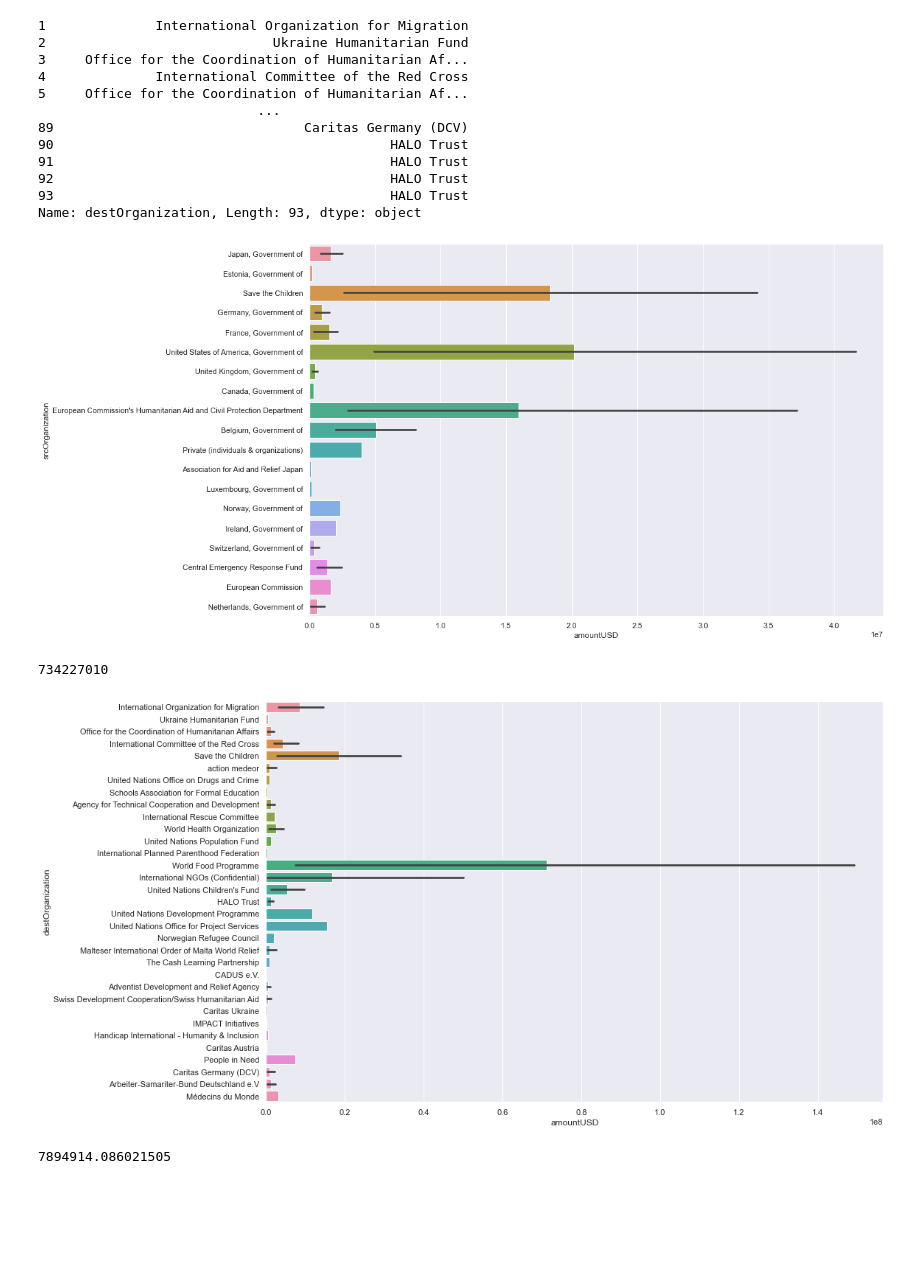
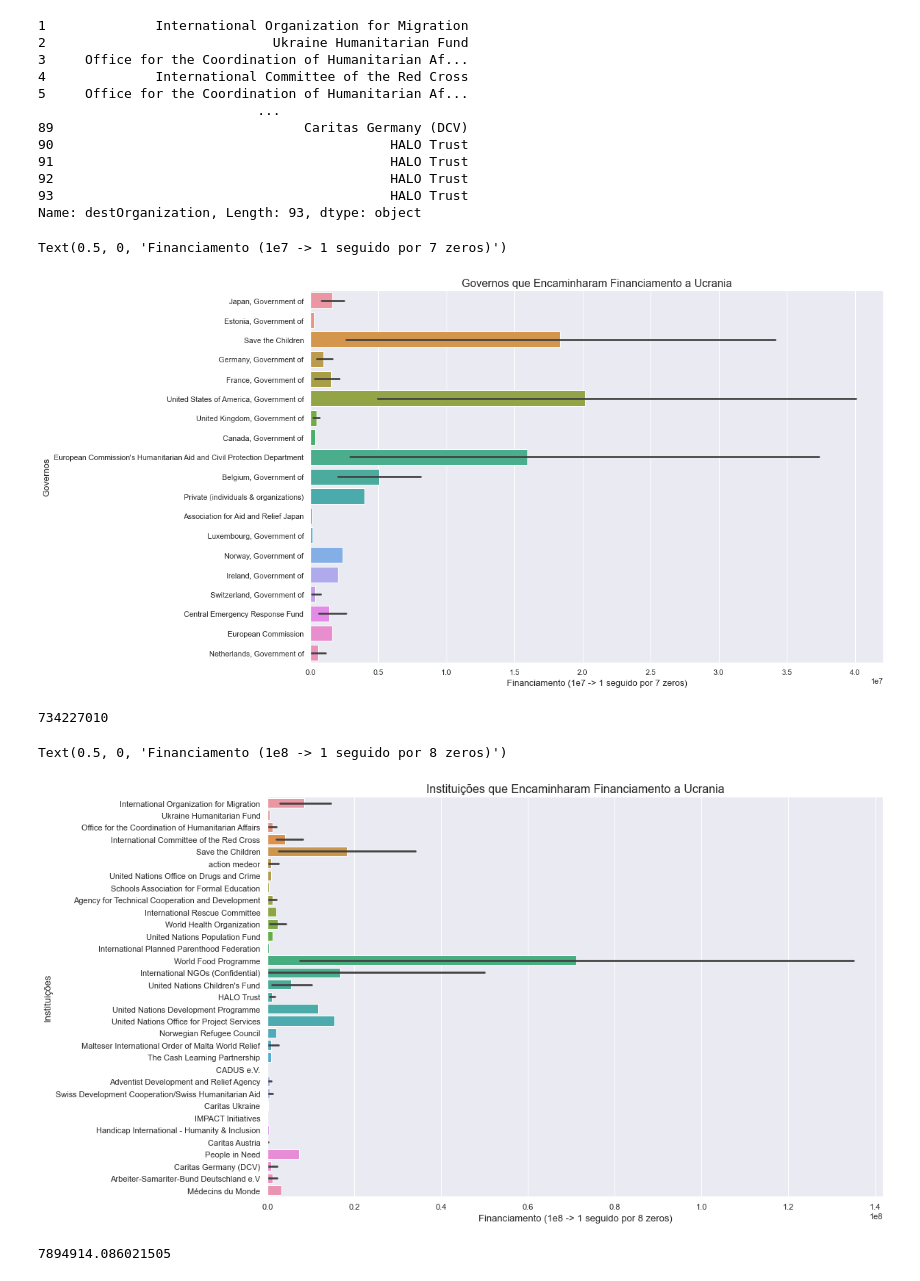
Before and after one commit to henriquecarvalho-maker/Projeto-Guerra-da-Ucrania, a Jupyter notebook: Financiamento_a_Ucraniano.ipynb, the cells around one changed output. Drawn from its saved outputs; the diff is of its cells as text; code cells hidden in the pictures; blank space fills up the shorter version.

```diff
--- a/Financiamento_a_Ucraniano.ipynb
+++ b/Financiamento_a_Ucraniano.ipynb
@@ -120,9 +132,14 @@ Name: destOrganization, Length: 93, dtype: object
 # %%
 #matplotlib.rcParams['font.size']=14
 ax= sns.barplot(x='amountUSD', y='srcOrganization', data=datadf)
 ax.figure.set_size_inches(15,10)
+ax.set_title('Governos que Encaminharam Financiamento a Ucrania', fontsize=16)
+ax.set_ylabel('Governos', fontsize=13)
+ax.set_xlabel('Financiamento (1e7 -> 1 seguido por 7 zeros)', fontsize=13)
+#plt.legend(['1e7 -> 1 seguido por 7 zeros'], loc='lower right', fontsize=14)
 # %% [output]
+Text(0.5, 0, 'Financiamento (1e7 -> 1 seguido por 7 zeros)')
-[figure, old version]
+[figure, new version]
 # %%
 datadf['amountUSD'].sum()
 # %% [output]
@@ -130,8 +147,12 @@ datadf['amountUSD'].sum()
 # %%
 ax = sns.barplot(x='amountUSD', y='destOrganization', data=datadf)
 ax.figure.set_size_inches(15,10)
+ax.set_title('Instituições que Encaminharam Financiamento a Ucrania', fontsize=16)
+ax.set_ylabel('Instituições', fontsize=13)
+ax.set_xlabel('Financiamento (1e8 -> 1 seguido por 8 zeros)', fontsize=13)
 # %% [output]
+Text(0.5, 0, 'Financiamento (1e8 -> 1 seguido por 8 zeros)')
-[figure, old version]
+[figure, new version]
 # %%
 datadf['amountUSD'].mean()
 # %% [output]
```
Also changed, not shown: parts of 2 cells of this notebook, 2 other files.
